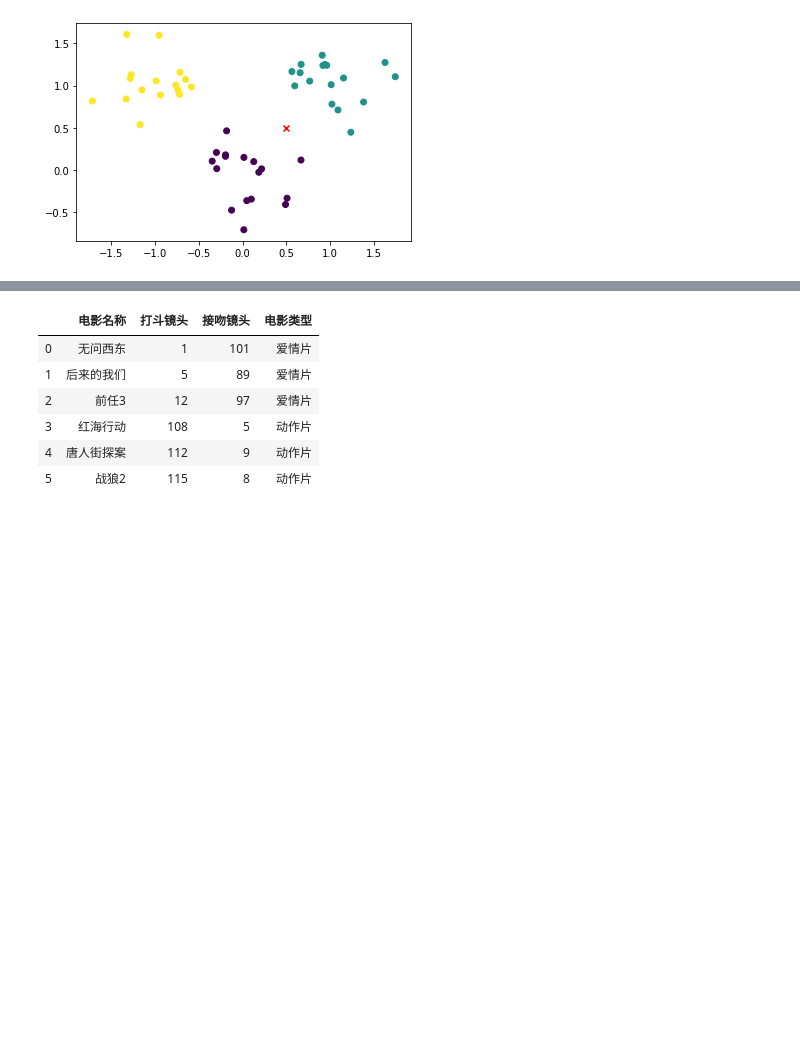
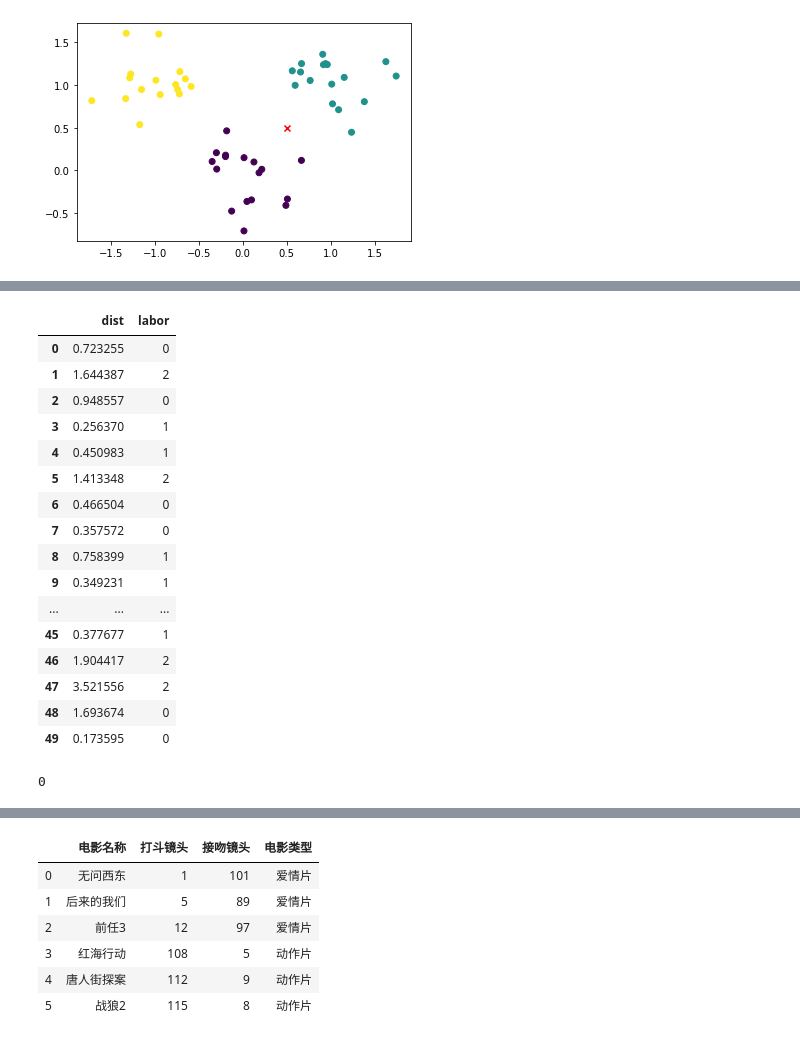
Before and after one commit to LegendaryTutu/ttzone, a Jupyter notebook: 002 Programming/030 机器学习/KNN_shell_org.ipynb, the cells around one changed output, grey strips where cells are left out. Drawn from its saved outputs; the diff is of its cells as text; code cells hidden in the pictures; blank space fills up the shorter version.

```diff
--- a/002 Programming/030 机器学习/KNN_shell_org.ipynb
+++ b/002 Programming/030 机器学习/KNN_shell_org.ipynb
@@ -41,0 +36,4 @@ plt.scatter(0.5, 0.5, c = 'red', marker = 'x')
+# %%
+# 计算每一个点到测试点的距离
+X=datasets.iloc[:,:-1]
+Y=datasets.iloc[:,-1]
@@ -41,0 +69,3 @@ plt.scatter(0.5, 0.5, c = 'red', marker = 'x')
+# %%
+d__sq=np.power(X-p,2).sum(axis=1)
+d__sq
@@ -42,2 +90,32 @@ plt.scatter(0.5, 0.5, c = 'red', marker = 'x')
+# %%
+# 把计算出来的距离与标签拼接起来
+df=pd.DataFrame({'dist':d__sq,'labor':y})
+df
+# %% [output]
+|  | dist | labor |
+| 0 | 0.723255 | 0 |
+| 1 | 1.644387 | 2 |
+| 2 | 0.948557 | 0 |
+| 3 | 0.256370 | 1 |
+| 4 | 0.450983 | 1 |
+| 5 | 1.413348 | 2 |
+| 6 | 0.466504 | 0 |
+| 7 | 0.357572 | 0 |
+| 8 | 0.758399 | 1 |
+| 9 | 0.349231 | 1 |
+| ... | ... | ... |
+| 45 | 0.377677 | 1 |
+| 46 | 1.904417 | 2 |
+| 47 | 3.521556 | 2 |
+| 48 | 1.693674 | 0 |
+| 49 | 0.173595 | 0 |
+# %%
+# 确认前k个点
+
+k=5
+df_rank=df.sort_values(by='dist').iloc[:k,-1].mode().values[0]
+df_rank
+# %% [output]
+0
 # %%
 # 开始投票
```
Also changed, not shown: parts of 13 cells of this notebook, 2 other files.
